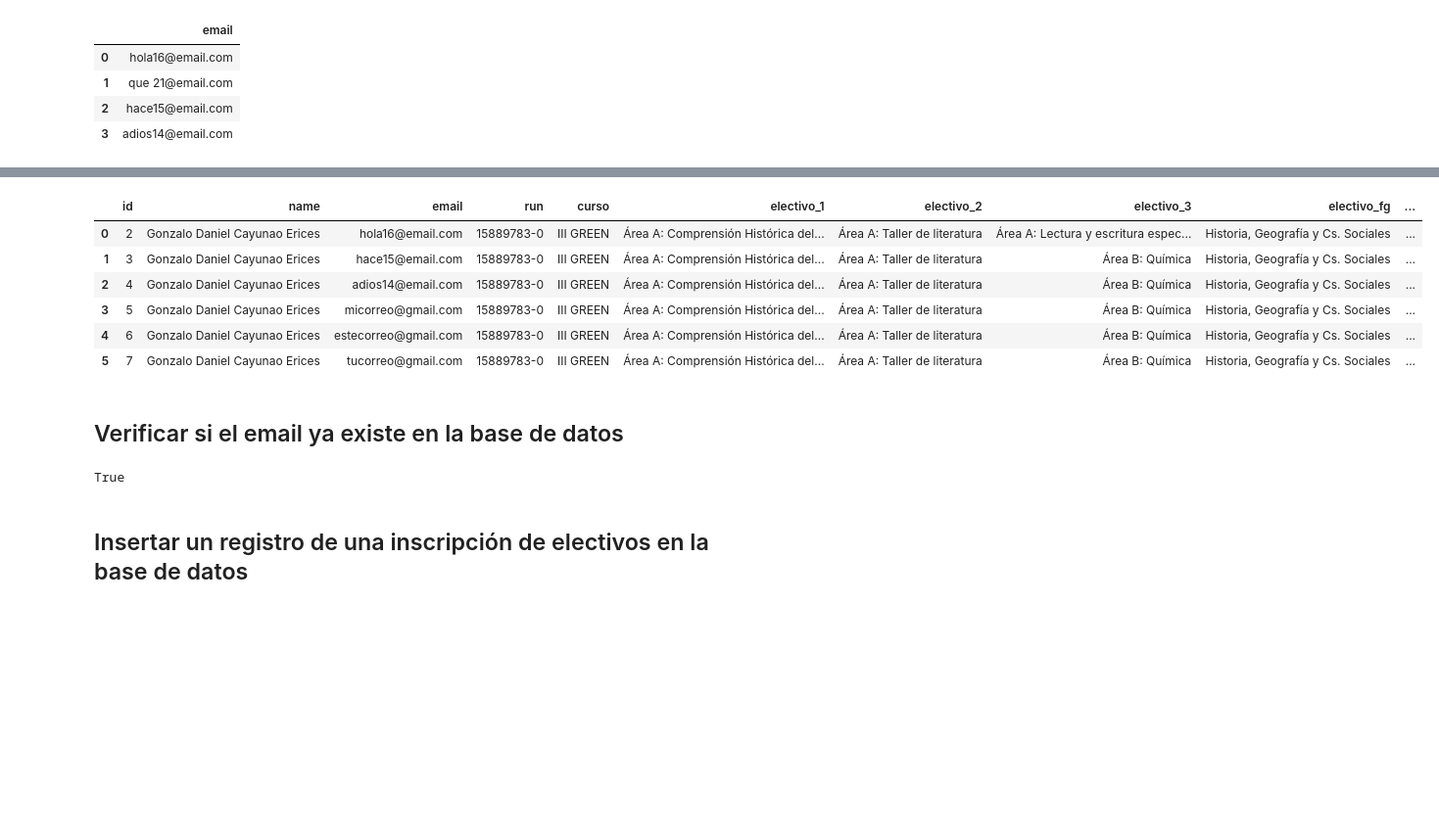
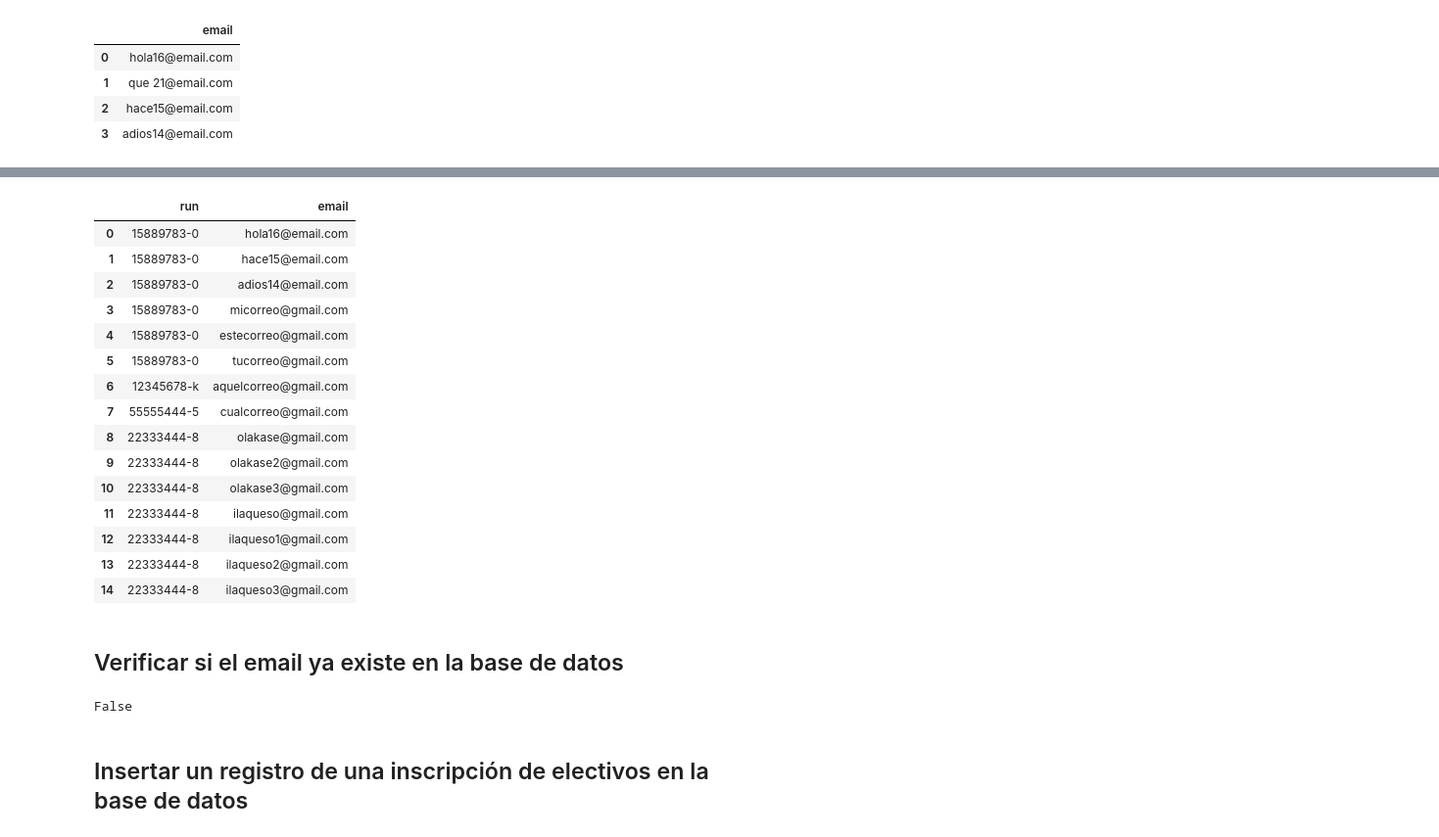
Before and after one commit to gonzakayunawel/form_elec_3_4_medio, a Jupyter notebook: db_manager.ipynb, the cells around one changed output, grey strips where cells are left out. Shown at 98% size. Saved outputs shown, nothing was run; the diff lists cells and outputs as text; code cells hidden in the pictures; blank space fills up the shorter version.

```diff
--- a/db_manager.ipynb
+++ b/db_manager.ipynb
@@ -212,13 +200,24 @@ read_table("emails", db)
 # %%
 table_name = "users_register"
 db = "form_app.db"
 
-read_table(table_name, db)
+df_records = read_table(table_name, db)
+
+df_records[['run', 'email']]
 # %% [output]
-|  | id | name | email | run | curso | electivo_1 | electivo_2 | electivo_3 | electivo_fg | ... |
-| 0 | 2 | Gonzalo Daniel Cayunao Erices | hola16@email.com | 15889783-0 | III GREEN | Área A: Comprensión Histórica del... | Área A: Taller de literatura | Área A: Lectura y escritura espec... | Historia, Geografía y Cs. Sociales | ... |
-| 1 | 3 | Gonzalo Daniel Cayunao Erices | hace15@email.com | 15889783-0 | III GREEN | Área A: Comprensión Histórica del... | Área A: Taller de literatura | Área B: Química | Historia, Geografía y Cs. Sociales | ... |
-| 2 | 4 | Gonzalo Daniel Cayunao Erices | adios14@email.com | 15889783-0 | III GREEN | Área A: Comprensión Histórica del... | Área A: Taller de literatura | Área B: Química | Historia, Geografía y Cs. Sociales | ... |
-| 3 | 5 | Gonzalo Daniel Cayunao Erices | micorreo@gmail.com | 15889783-0 | III GREEN | Área A: Comprensión Histórica del... | Área A: Taller de literatura | Área B: Química | Historia, Geografía y Cs. Sociales | ... |
-| 4 | 6 | Gonzalo Daniel Cayunao Erices | estecorreo@gmail.com | 15889783-0 | III GREEN | Área A: Comprensión Histórica del... | Área A: Taller de literatura | Área B: Química | Historia, Geografía y Cs. Sociales | ... |
-| 5 | 7 | Gonzalo Daniel Cayunao Erices | tucorreo@gmail.com | 15889783-0 | III GREEN | Área A: Comprensión Histórica del... | Área A: Taller de literatura | Área B: Química | Historia, Geografía y Cs. Sociales | ... |
+|  | run | email |
+| 0 | 15889783-0 | hola16@email.com |
+| 1 | 15889783-0 | hace15@email.com |
+| 2 | 15889783-0 | adios14@email.com |
+| 3 | 15889783-0 | micorreo@gmail.com |
+| 4 | 15889783-0 | estecorreo@gmail.com |
+| 5 | 15889783-0 | tucorreo@gmail.com |
+| 6 | 12345678-k | aquelcorreo@gmail.com |
+| 7 | 55555444-5 | cualcorreo@gmail.com |
+| 8 | 22333444-8 | olakase@gmail.com |
+| 9 | 22333444-8 | olakase2@gmail.com |
+| 10 | 22333444-8 | olakase3@gmail.com |
+| 11 | 22333444-8 | ilaqueso@gmail.com |
+| 12 | 22333444-8 | ilaqueso1@gmail.com |
+| 13 | 22333444-8 | ilaqueso2@gmail.com |
+| 14 | 22333444-8 | ilaqueso3@gmail.com |
@@ -238,9 +240,9 @@ def verify_email(email):
         conn.close()
         return False
 # %%
-verify_email("hola16@email.com")
+verify_email("ilaqueso@gmail.com")
 # %% [output]
-True
+False
 # %% [markdown]
 ## Insertar un registro de una inscripción de electivos en la base de datos
 # %%
```
Also changed, not shown: parts of 18 cells of this notebook, 4 other files.
